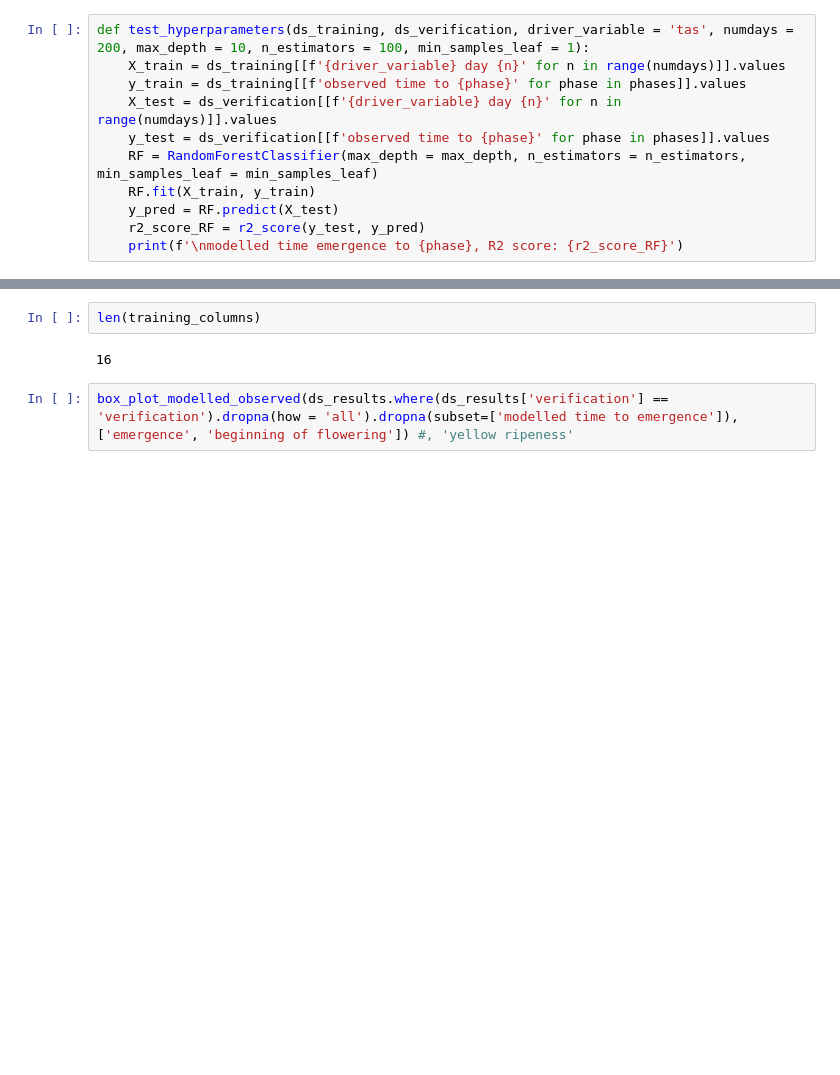
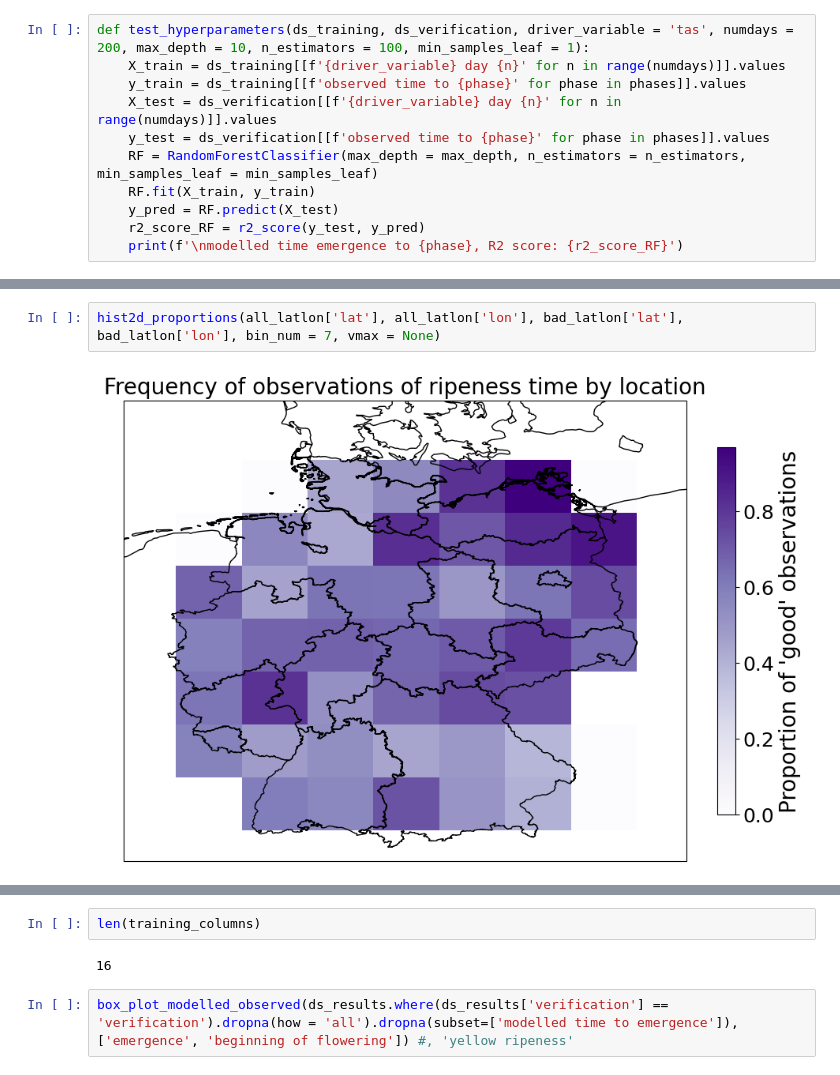
Before and after one commit to MartinP556/ML_algorithms, a Jupyter notebook: ML_Practise.ipynb, the cells around one changed output, grey strips where cells are left out. Drawn from its saved outputs; the diff is of its cells as text; blank space fills up the shorter version.

```diff
--- a/ML_Practise.ipynb
+++ b/ML_Practise.ipynb
@@ -100,0 +152,4 @@ for predictor_index, predictor in enumerate(predictors):
+# %%
+hist2d_proportions(all_latlon['lat'], all_latlon['lon'], bad_latlon['lat'], bad_latlon['lon'], bin_num = 7, vmax = None)
+# %% [output]
+[figure, added]
```
Also changed, not shown: parts of 29 cells of this notebook, 2 other files.
